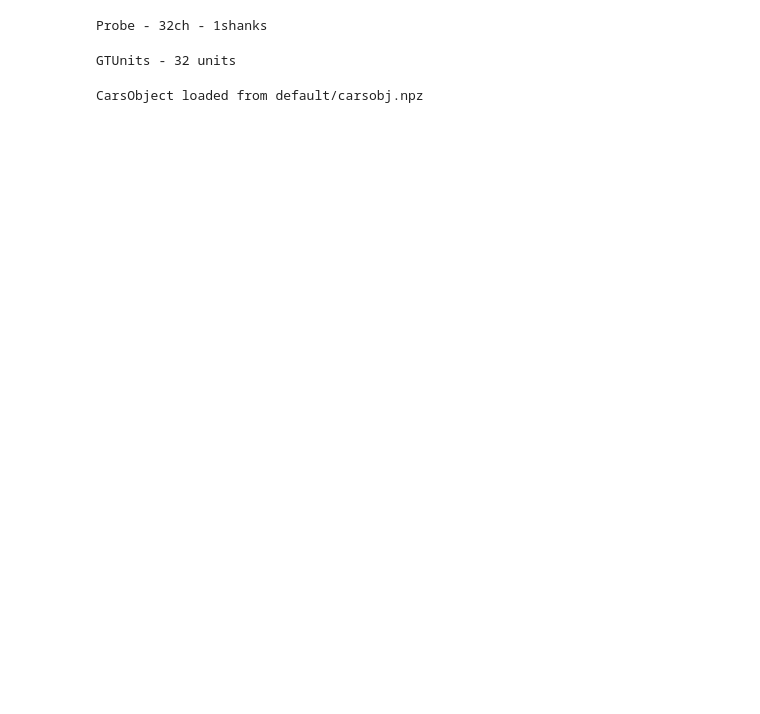
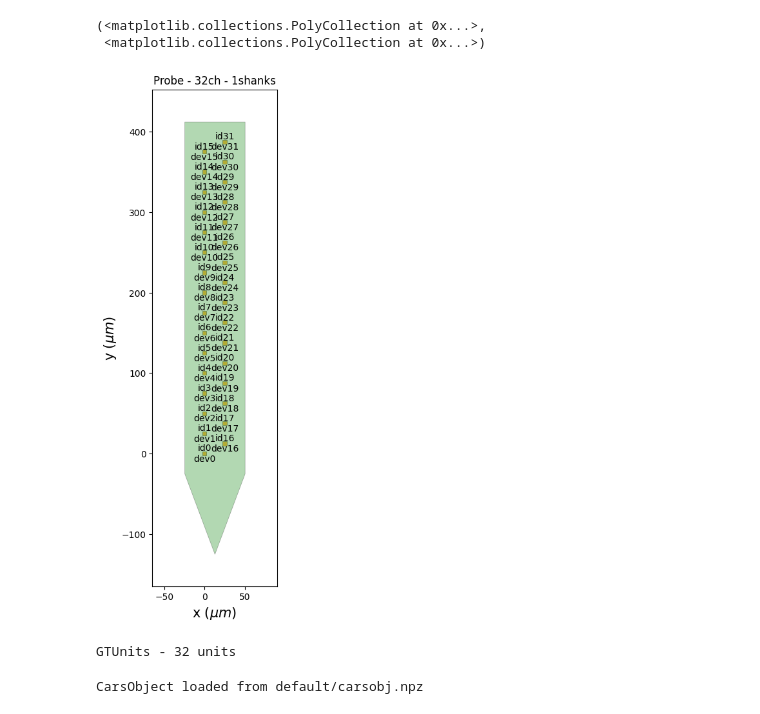
Before and after one commit to void1211/CellActivityRecordingSimulator, a Jupyter notebook: tutrial_carsObj.ipynb, the cells around one changed output. Cells and saved outputs as stored; diff of their text form; code cells hidden in the pictures; blank space fills up the shorter version.

```diff
--- a/tutrial_carsObj.ipynb
+++ b/tutrial_carsObj.ipynb
@@ -30,24 +30,29 @@ settings = Settings.from_dict(default_settings()).to_dict()
 # %%
 probe = generate_multi_columns_probe(
     num_columns=2,
     num_contact_per_column=16,
     xpitch=25,
     ypitch=25,
     y_shift_per_column=[0, 12.5],
     contact_shapes="square",
     contact_shape_params={"width": 5},
         # contact_shape_params : dict, default: {'radius': 6}
         # Parameters for the shape.
         # For circle: {"radius": float}
         # For square: {"width": float}
         # For rectangle: {"width": float, "height": float}
 )
 device_ids = list(range(probe.get_contact_count()))
 probe.set_device_channel_indices(device_ids)
 
 probe
+from probeinterface.plotting import plot_probe
+fig, ax = plt.subplots(figsize=(10, 10))
+plot_probe(probe, with_contact_id=True, with_device_index=True, ax=ax)
 # %% [output]
-Probe - 32ch - 1shanks
+(<matplotlib.collections.PolyCollection at 0x...>,
+ <matplotlib.collections.PolyCollection at 0x...>)
+[figure, added]
 # %%
 gtunit = GTUnitsObject.generate(
     settings=settings,
```
Also changed, not shown: parts of 9 cells of this notebook, 12 other files.
